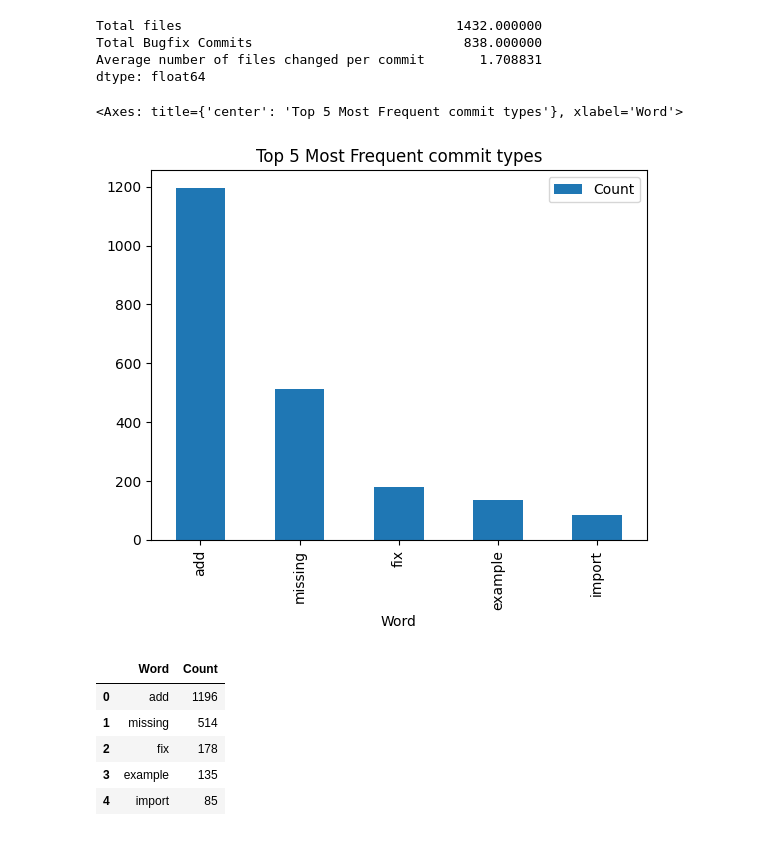
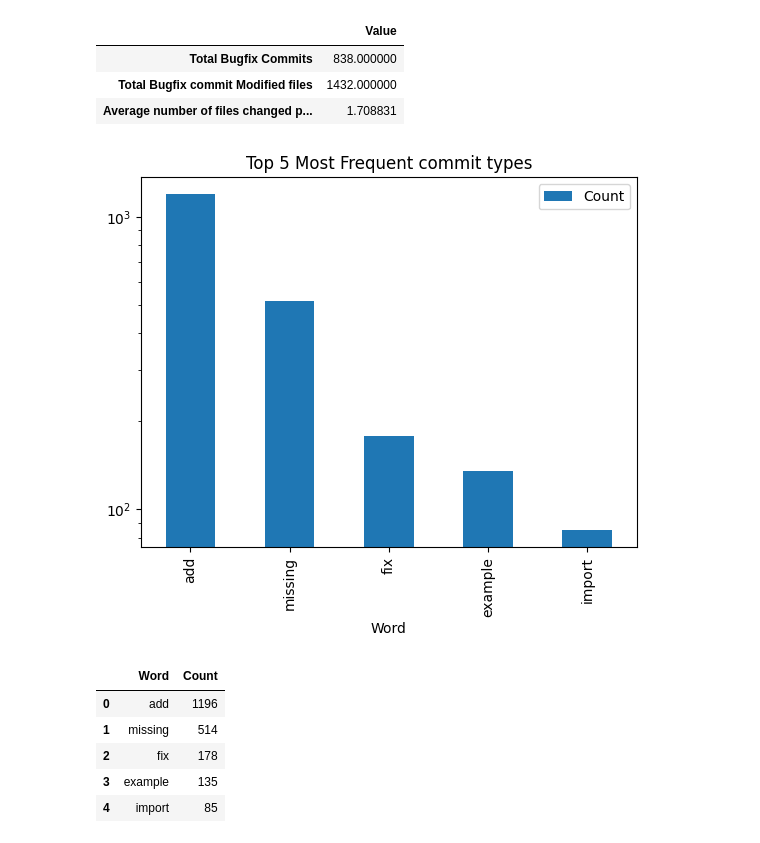
Before and after one commit to Karan-Gandhi/CS202-Assignment-3, a Jupyter notebook: main.ipynb, the cells around one changed output. Saved outputs shown, nothing was run; the diff lists cells and outputs as text; code cells hidden in the pictures.

```diff
--- a/main.ipynb
+++ b/main.ipynb
@@ -22,16 +22,19 @@ bugfix_files.head()
 | 3 | ac930952f151acf284f6e01e98e8f7256... | Beginning transform KA article, m... | animation.py | from PIL import Image\nfrom colou... | from PIL import Image\nfrom colou... | @@ -4,7 +4,6 @@ import numpy as n... | add missing code in animation | ... |
 | 4 | ac930952f151acf284f6e01e98e8f7256... | Beginning transform KA article, m... | meta_animations.py | import numpy as np\nimport iterto... | import numpy as np\nimport iterto... | @@ -1,6 +1,5 @@\n import numpy as... | add missing import | ... |
 # %%
-pd.Series({
-	"Total files": len(bugfix_files),
-	"Total Bugfix Commits": bugfix_files['Hash'].nunique(),
-	"Average number of files changed per commit": bugfix_files.groupby('Hash').size().mean()
-})
+info = pd.DataFrame({
+	"Total Bugfix Commits": [int(bugfix_files['Hash'].nunique())],
+	"Total Bugfix commit Modified files": [int(len(bugfix_files))],
+	"Average number of files changed per commit": [float(bugfix_files.groupby('Hash').size().mean())]
+}).T
+
+info.columns = ['Value']
+info
 # %% [output]
-Total files                                   1432.000000
-Total Bugfix Commits                           838.000000
-Average number of files changed per commit       1.708831
-dtype: float64
+|  | Value |
+| Total Bugfix Commits | 838.000000 |
+| Total Bugfix commit Modified files | 1432.000000 |
+| Average number of files changed p... | 1.708831 |
 # %%
 word_count = {}
 
@@ -50,10 +53,9 @@ top_5_df = pd.DataFrame(top_5_words, columns=['Word', 'Count'])
 
 # Plot the top 5 words
 top_5_df.plot(x='Word', y='Count', kind='bar', title='Top 5 Most Frequent commit types')
-# plt.yscale('log')
+plt.yscale('log')
 # %% [output]
-<Axes: title={'center': 'Top 5 Most Frequent commit types'}, xlabel='Word'>
-[figure, old version]
+[figure, new version]
 # %%
 top_5_df
 # %% [output]
```
Also changed, not shown: parts of 6 cells of this notebook.
